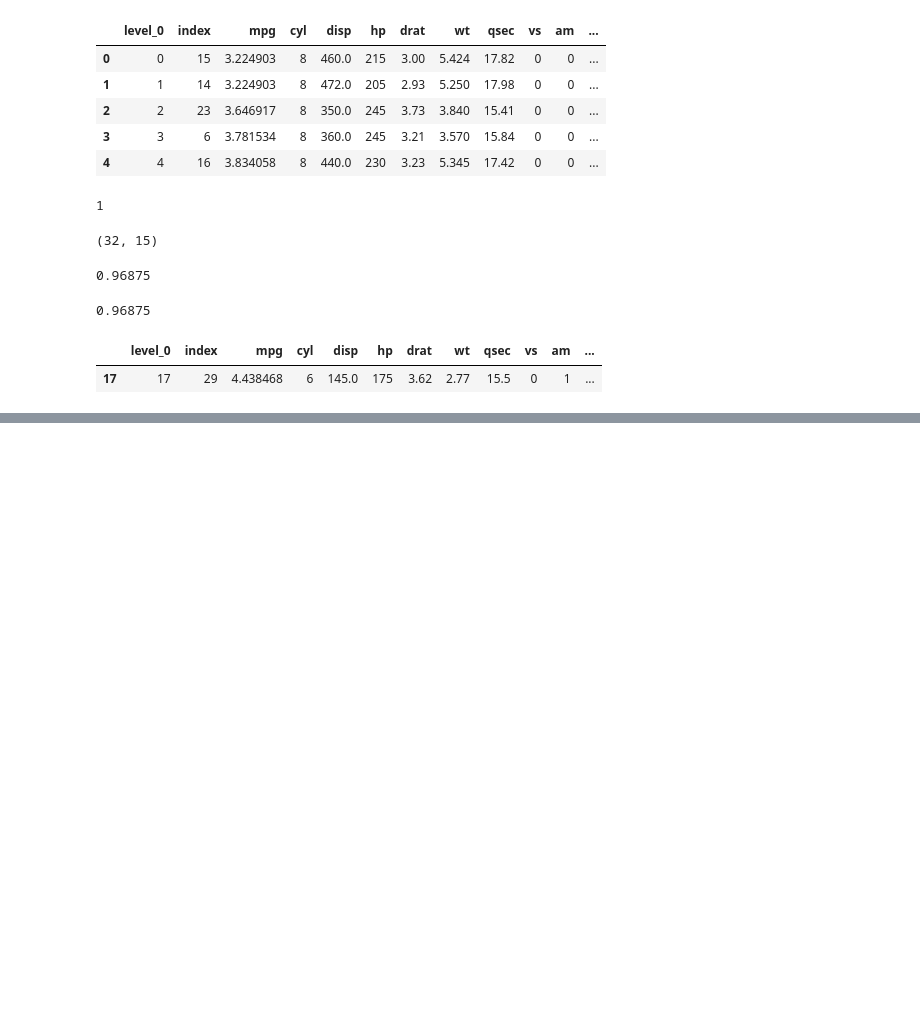
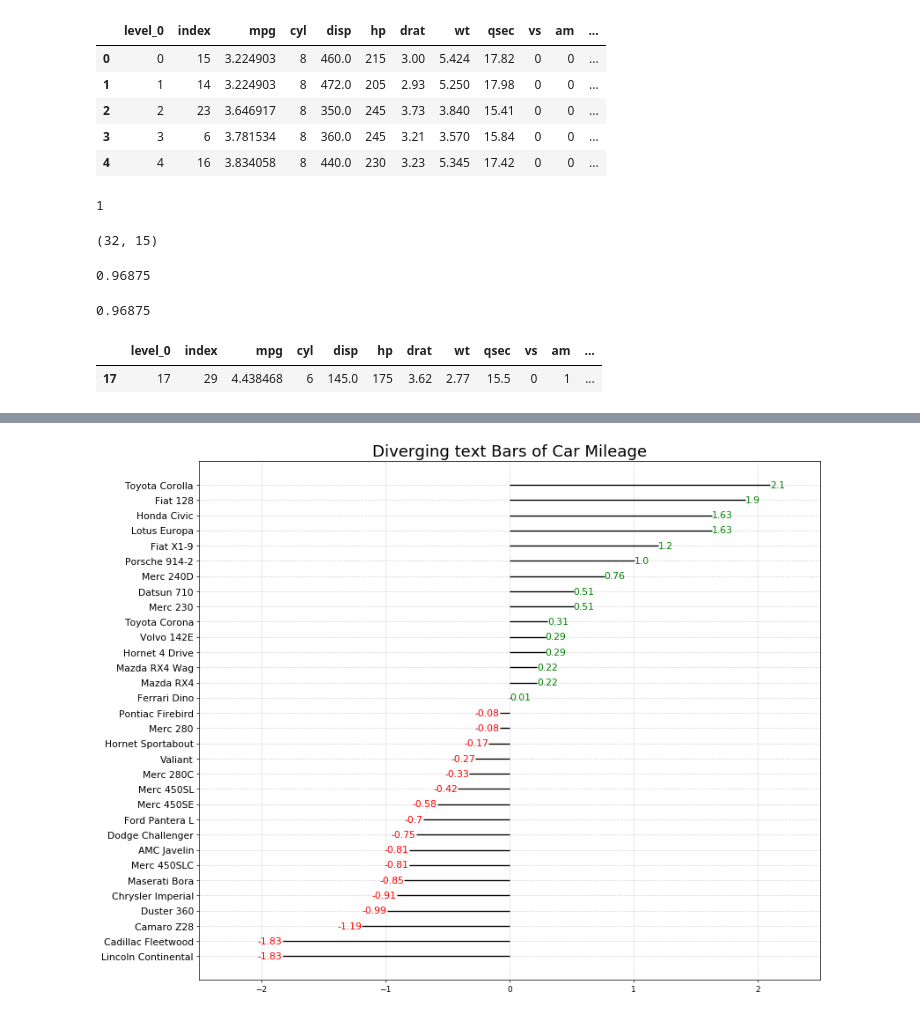
Before and after one commit to appbanana/MachineLearningAction, a Jupyter notebook: 可视化/05-发散条形图&&发散文本.ipynb, the cells around one changed output, grey strips where cells are left out. Cells and saved outputs as stored; diff of their text form; code cells hidden in the pictures; blank space fills up the shorter version.

```diff
--- a/可视化/05-发散条形图&&发散文本.ipynb
+++ b/可视化/05-发散条形图&&发散文本.ipynb
@@ -378,0 +479,25 @@ df[df1.label != df.label]
+# %%
+#创建画布
+plt.figure(figsize=(14,12), dpi= 65)
+
+#绘制基础图形
+plt.hlines(y=df.cars, xmin=0, xmax=df.mpg_z)
+
+#添加文本
+for i in range(df.shape[0]):
+    x = df.mpg_z[i]
+    y = df.index[i]
+    s = str(round(df.mpg_z[i],2))
+    plt.text(x,y,s
+             ,fontdict={'color':df.colors[i],'size':12}         #此处添加了颜色和尺寸，以字典的形式打包
+             ,horizontalalignment='right' if x<0 else 'left'    #水平对齐参数，有left,right,center三种选择
+             ,verticalalignment='center'                        #垂直对齐参数，有bottom,top,center三种选择
+            )
+
+#添加装饰
+plt.yticks(fontsize=12)         #y轴刻度标签，并设置文字大小
+plt.title('Diverging text Bars of Car Mileage', fontdict={'size':20}) #设置图形标题
+plt.xlim(-2.5,2.5) #设定x轴的最大最小值
+plt.grid(linestyle='--', alpha=0.5);  #配置网格线
+# %% [output]
+[figure, added]
```
Also changed, not shown: parts of 10 cells of this notebook, 1 other file.
